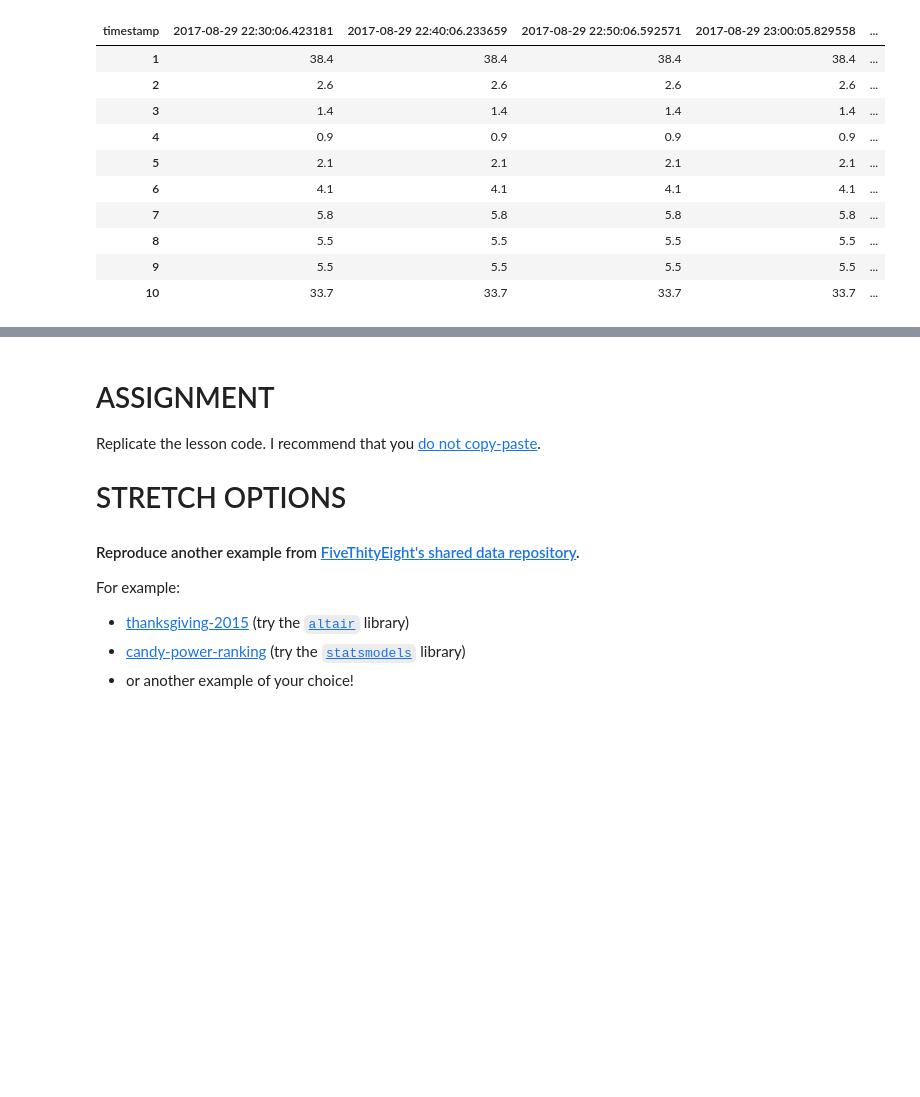
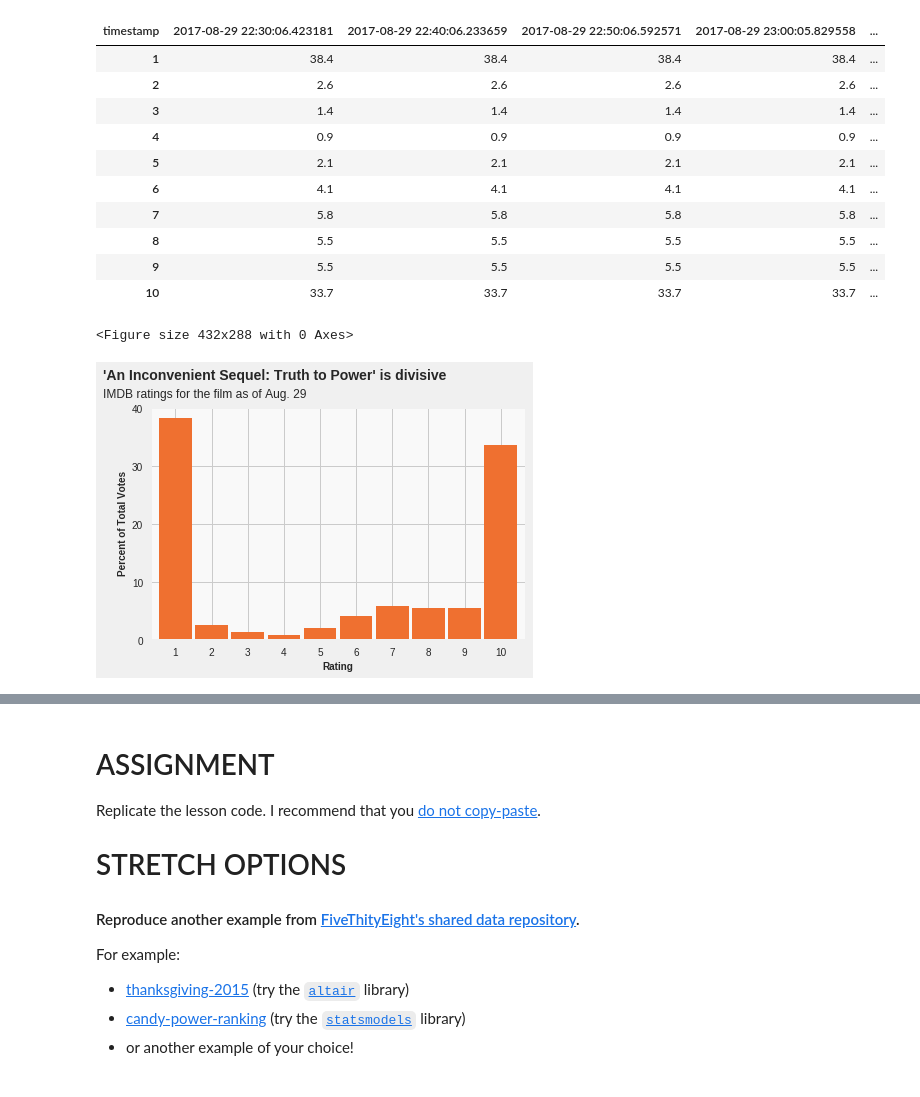
Before and after one commit to PWalis/DS-Unit-1-Sprint-3-Data-Storytelling, a Jupyter notebook: module3-make-explanatory-visualizations/LS_DS_223_Make_explanatory_visualizations.ipynb, the cells around one changed output, grey strips where cells are left out. Cells and saved outputs as stored; diff of their text form; code cells hidden in the pictures; blank space fills up the shorter version.

```diff
--- a/module3-make-explanatory-visualizations/LS_DS_223_Make_explanatory_visualizations.ipynb
+++ b/module3-make-explanatory-visualizations/LS_DS_223_Make_explanatory_visualizations.ipynb
@@ -269,3 +278,27 @@ data
 | 8 | 5.5 | 5.5 | 5.5 | 5.5 | ... |
 | 9 | 5.5 | 5.5 | 5.5 | 5.5 | ... |
 | 10 | 33.7 | 33.7 | 33.7 | 33.7 | ... |
+# %%
+# Plot again but with the new dataset
+plt.style.use('fivethirtyeight')
+fig = plt.figure()
+
+ax = data.plot.bar(color='#ef7030', width=0.9)
+
+ax.set(yticks=range(0, 50, 10),
+        facecolor='#f9f9f9')
+
+fig.patch.set_facecolor('#f9f9f9')
+
+plt.ylabel('Percent of Total Votes', fontsize=10, fontweight='bold')
+plt.xlabel('Rating', fontsize=10, fontweight='bold')
+ax.get_legend().remove()
+
+ax.text(x=-2, y=45, s="'An Inconvenient Sequel: Truth to Power' is divisive",
+       fontsize=14, fontweight='bold')
+ax.text(x=-2, y=42, s="IMDB ratings for the film as of Aug. 29",
+       fontsize=12)
+ax.tick_params(labelrotation=0)
+# %% [output]
+<Figure size 432x288 with 0 Axes>
+[figure, added]
```
Also changed, not shown: parts of 14 cells of this notebook.
